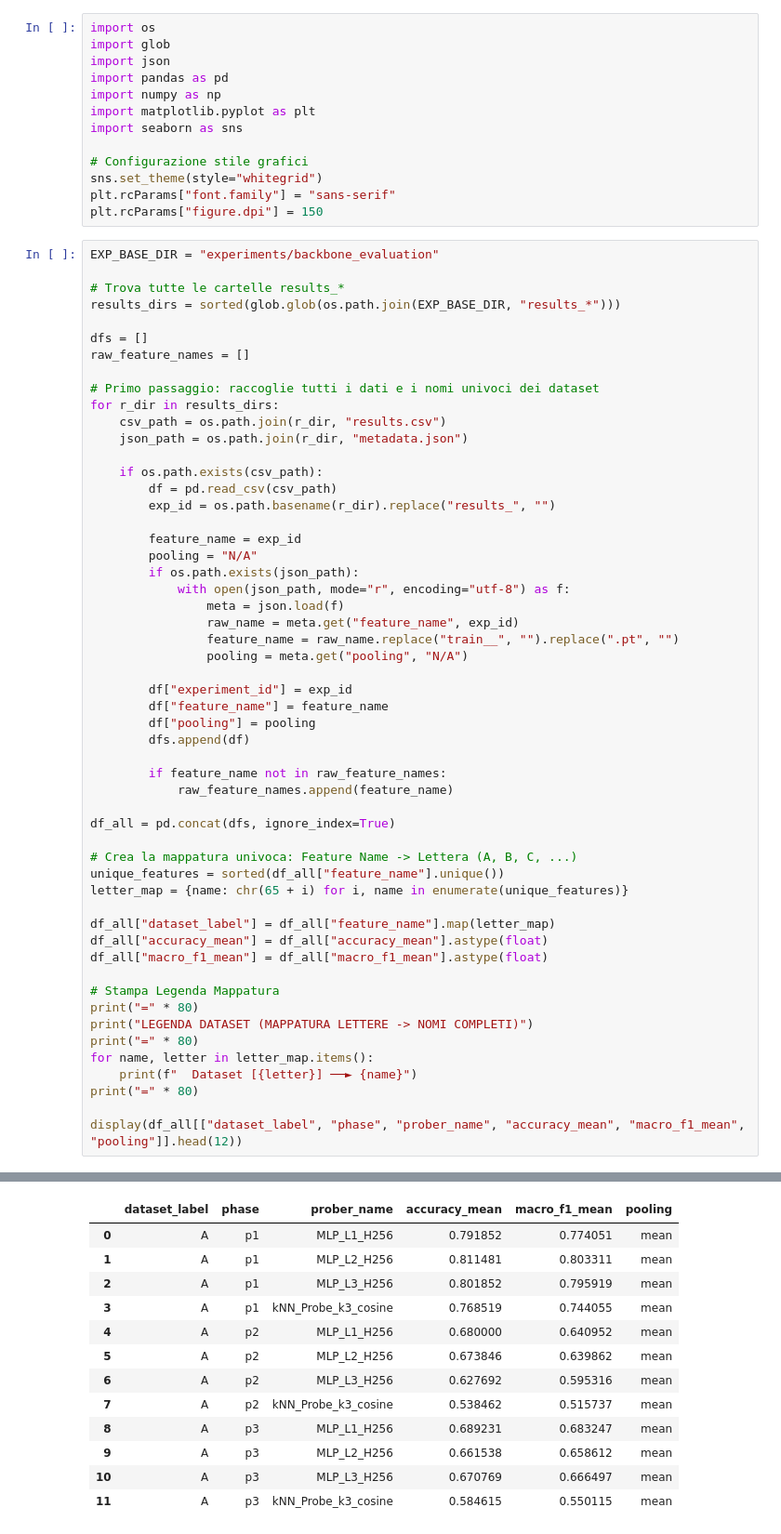
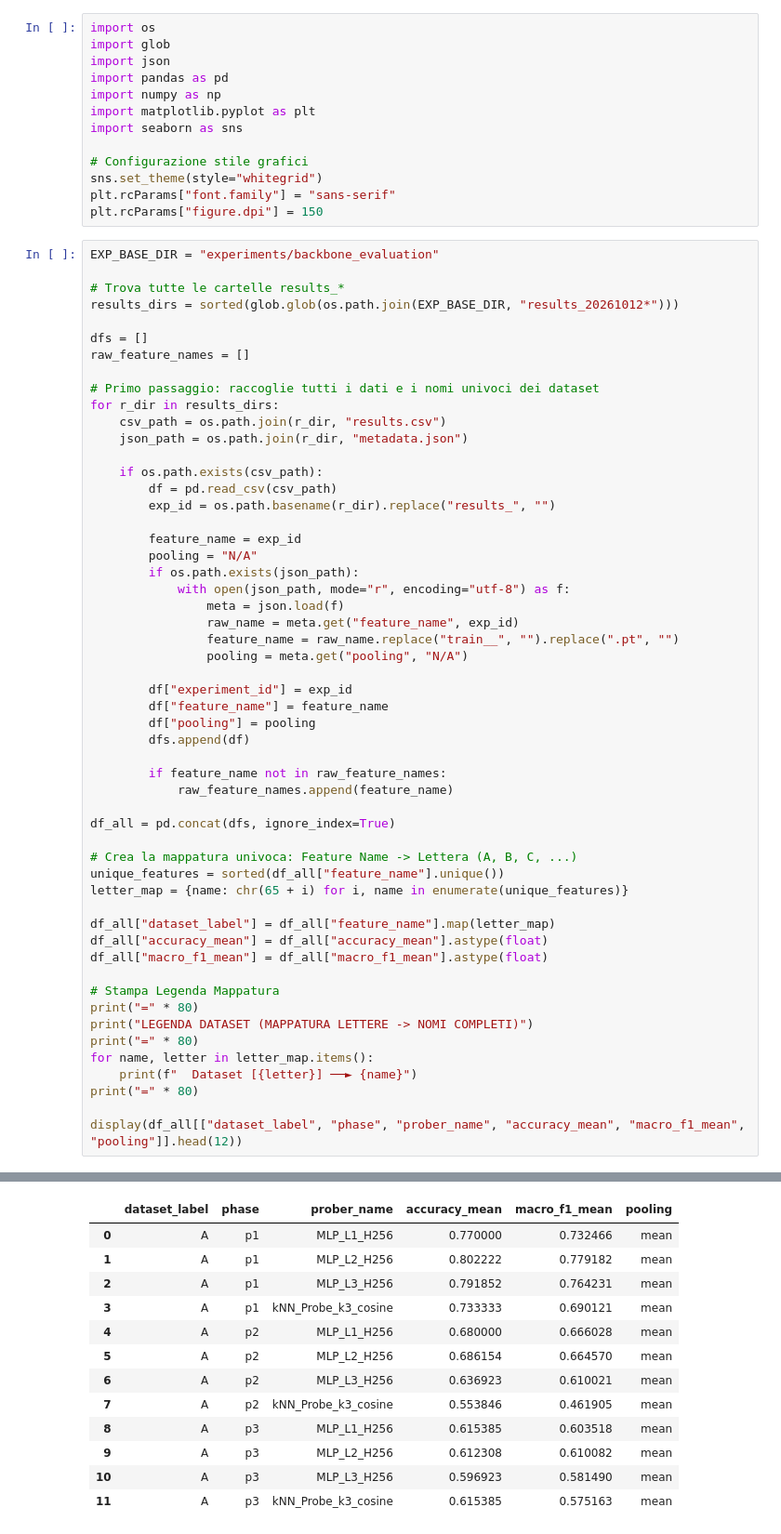
Before and after one commit to GuardianMont/BasketAR_G1, a Jupyter notebook: res_analysis.ipynb, the cells around one changed output, grey strips where cells are left out. Shown at 93% size. Drawn from its saved outputs; the diff is of its cells as text.

```diff
--- a/res_analysis.ipynb
+++ b/res_analysis.ipynb
@@ -15,7 +15,7 @@ plt.rcParams["figure.dpi"] = 150
 EXP_BASE_DIR = "experiments/backbone_evaluation"
 
 # Trova tutte le cartelle results_*
-results_dirs = sorted(glob.glob(os.path.join(EXP_BASE_DIR, "results_*")))
+results_dirs = sorted(glob.glob(os.path.join(EXP_BASE_DIR, "results_20261012*")))
 
 dfs = []
 raw_feature_names = []
@@ -78,17 +78,17 @@ LEGENDA DATASET (MAPPATURA LETTERE -> NOMI COMPLETI)
 ================================================================================
 |  | dataset_label | phase | prober_name | accuracy_mean | macro_f1_mean | pooling |
-| 0 | A | p1 | MLP_L1_H256 | 0.791852 | 0.774051 | mean |
-| 1 | A | p1 | MLP_L2_H256 | 0.811481 | 0.803311 | mean |
-| 2 | A | p1 | MLP_L3_H256 | 0.801852 | 0.795919 | mean |
-| 3 | A | p1 | kNN_Probe_k3_cosine | 0.768519 | 0.744055 | mean |
-| 4 | A | p2 | MLP_L1_H256 | 0.680000 | 0.640952 | mean |
-| 5 | A | p2 | MLP_L2_H256 | 0.673846 | 0.639862 | mean |
-| 6 | A | p2 | MLP_L3_H256 | 0.627692 | 0.595316 | mean |
-| 7 | A | p2 | kNN_Probe_k3_cosine | 0.538462 | 0.515737 | mean |
-| 8 | A | p3 | MLP_L1_H256 | 0.689231 | 0.683247 | mean |
-| 9 | A | p3 | MLP_L2_H256 | 0.661538 | 0.658612 | mean |
-| 10 | A | p3 | MLP_L3_H256 | 0.670769 | 0.666497 | mean |
-| 11 | A | p3 | kNN_Probe_k3_cosine | 0.584615 | 0.550115 | mean |
+| 0 | A | p1 | MLP_L1_H256 | 0.770000 | 0.732466 | mean |
+| 1 | A | p1 | MLP_L2_H256 | 0.802222 | 0.779182 | mean |
+| 2 | A | p1 | MLP_L3_H256 | 0.791852 | 0.764231 | mean |
+| 3 | A | p1 | kNN_Probe_k3_cosine | 0.733333 | 0.690121 | mean |
+| 4 | A | p2 | MLP_L1_H256 | 0.680000 | 0.666028 | mean |
+| 5 | A | p2 | MLP_L2_H256 | 0.686154 | 0.664570 | mean |
+| 6 | A | p2 | MLP_L3_H256 | 0.636923 | 0.610021 | mean |
+| 7 | A | p2 | kNN_Probe_k3_cosine | 0.553846 | 0.461905 | mean |
+| 8 | A | p3 | MLP_L1_H256 | 0.615385 | 0.603518 | mean |
+| 9 | A | p3 | MLP_L2_H256 | 0.612308 | 0.610082 | mean |
+| 10 | A | p3 | MLP_L3_H256 | 0.596923 | 0.581490 | mean |
+| 11 | A | p3 | kNN_Probe_k3_cosine | 0.615385 | 0.575163 | mean |
 # %%
 # Vista pivot per confrontare le F1-Macro tra le lettere assegnate ai dataset
 pivot_f1 = df_all.pivot_table(
```
Also changed, not shown: parts of 4 cells of this notebook.
